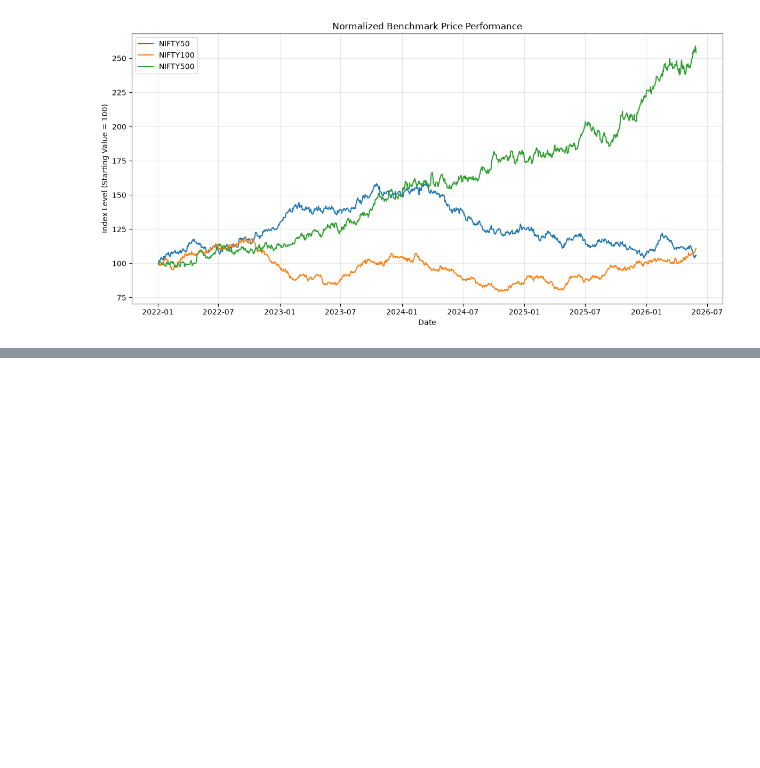
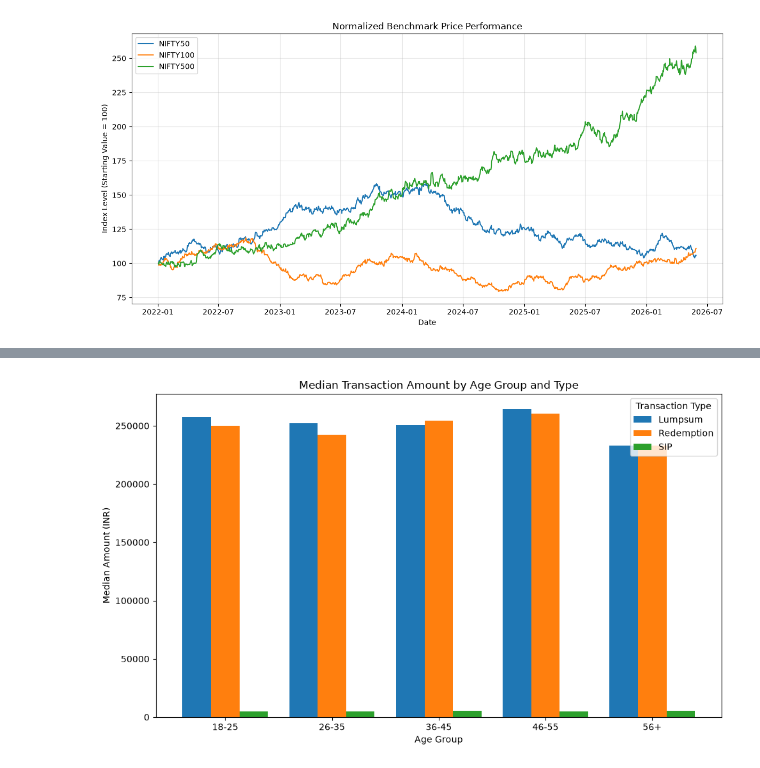
Before and after one commit to hardikj1508/Mutual_Fund_Project_V2, a Jupyter notebook: notebooks/exploratory_analysis.ipynb, the cells around one changed output, grey strips where cells are left out. Cells and saved outputs as stored; diff of their text form; code cells hidden in the pictures; blank space fills up the shorter version.

```diff
--- a/notebooks/exploratory_analysis.ipynb
+++ b/notebooks/exploratory_analysis.ipynb
@@ -4711,0 +5803,14 @@ plt.show()
+# %%
+amount_by_age_and_type = (
+    transactions_df
+    .groupby(["age_group", "transaction_type"])
+    .agg(
+        transaction_count=("amount_inr", "size"),
+        average_amount_inr=("amount_inr", "mean"),
+        median_amount_inr=("amount_inr", "median")
+    )
+    .reset_index()
+    .sort_values(["transaction_type", "age_group"])
+)
+
+display(amount_by_age_and_type.round(2))
@@ -4711,0 +5850,29 @@ plt.show()
+# %%
+import matplotlib.pyplot as plt
+import seaborn as sns
+
+median_amounts = amount_by_age_and_type.pivot(
+    index="age_group",
+    columns="transaction_type",
+    values="median_amount_inr"
+)
+
+median_amounts = median_amounts.reindex(
+    ["18-25", "26-35", "36-45", "46-55", "56+"]
+)
+
+median_amounts.plot(
+    kind="bar",
+    figsize=(10, 6),
+    width=0.8
+)
+
+plt.title("Median Transaction Amount by Age Group and Type")
+plt.xlabel("Age Group")
+plt.ylabel("Median Amount (INR)")
+plt.xticks(rotation=0)
+plt.legend(title="Transaction Type")
+plt.tight_layout()
+plt.show()
+# %% [output]
+[figure, added]
```
Also changed, not shown: parts of 89 cells of this notebook.
